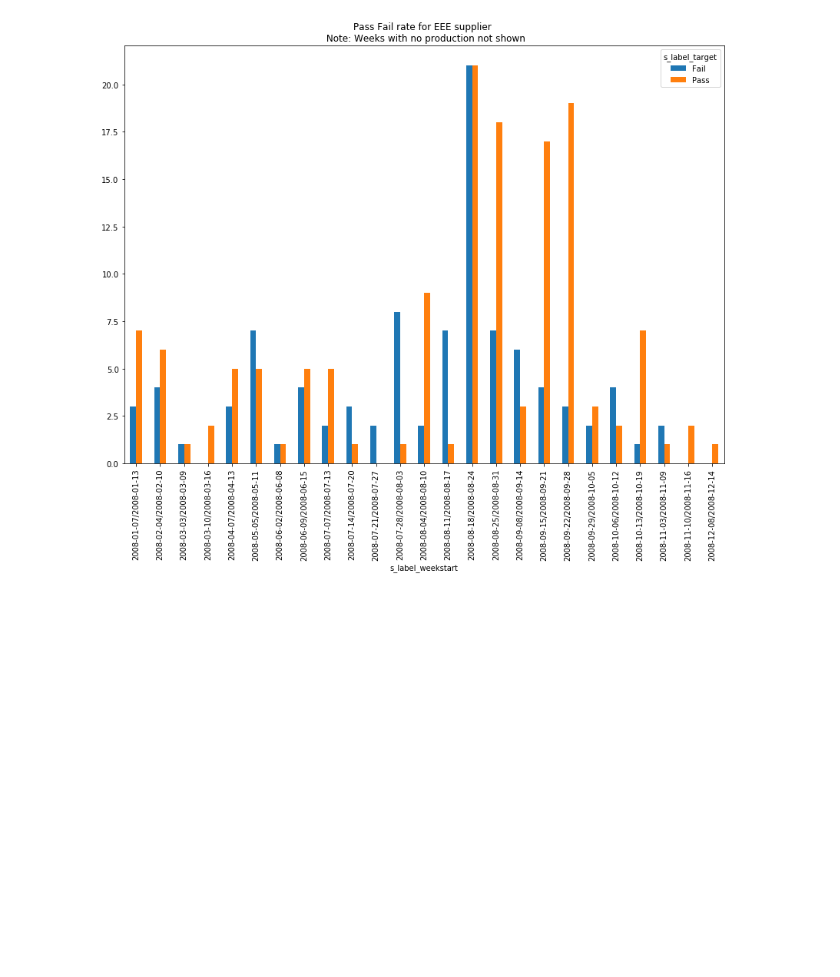
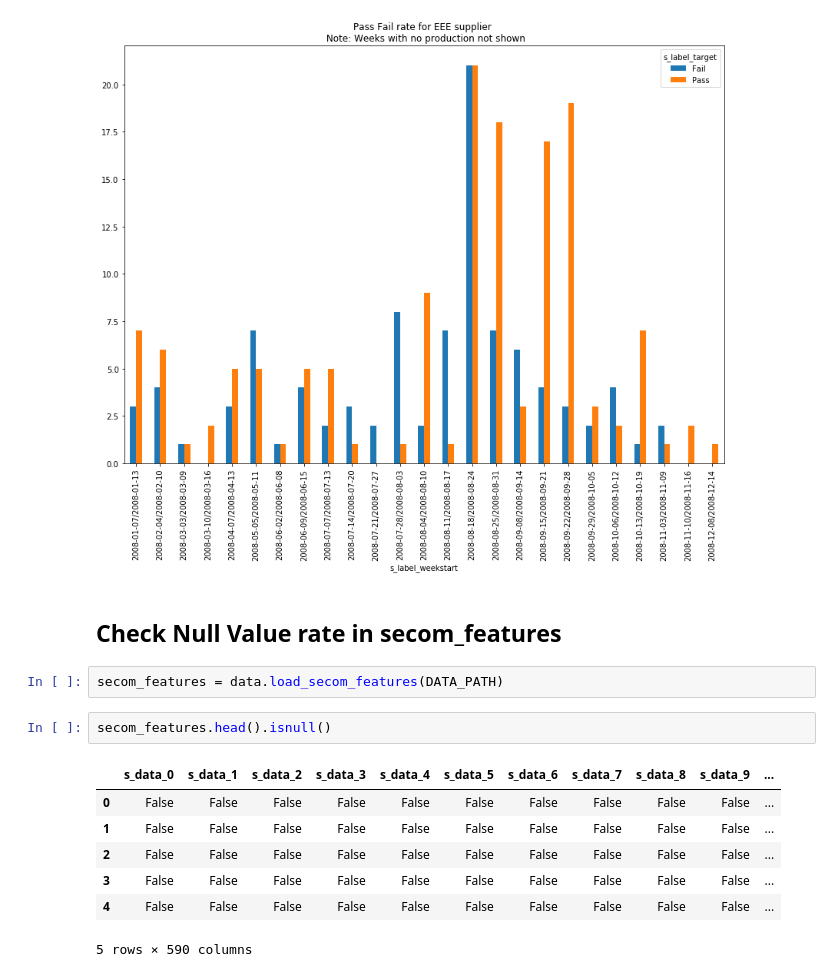
Before and after one commit to canyon289/secom_analysis, a Jupyter notebook: notebooks/exploratory/ExploratoryAnalysis.ipynb, the cells around one changed output. Drawn from its saved outputs; the diff is of its cells as text; blank space fills up the shorter version.

Commit message:
Add exploration of null rates

```diff
--- a/notebooks/exploratory/ExploratoryAnalysis.ipynb
+++ b/notebooks/exploratory/ExploratoryAnalysis.ipynb
@@ -185,3 +185,17 @@ unstacked_failures_by_week_eee.plot(kind="bar", title = "Pass Fail rate for EEE
 # %% [output]
 <matplotlib.axes._subplots.AxesSubplot at 0x...>
 [figure]
+# %% [markdown]
+## Check Null Value rate in secom_features
+# %%
+secom_features = data.load_secom_features(DATA_PATH)
+# %%
+secom_features.head().isnull()
+# %% [output]
+|  | s_data_0 | s_data_1 | s_data_2 | s_data_3 | s_data_4 | s_data_5 | s_data_6 | s_data_7 | s_data_8 | s_data_9 | ... |
+| 0 | False | False | False | False | False | False | False | False | False | False | ... |
+| 1 | False | False | False | False | False | False | False | False | False | False | ... |
+| 2 | False | False | False | False | False | False | False | False | False | False | ... |
+| 3 | False | False | False | False | False | False | False | False | False | False | ... |
+| 4 | False | False | False | False | False | False | False | False | False | False | ... |
+5 rows × 590 columns
```
Also changed, not shown: parts of 2 cells of this notebook.
